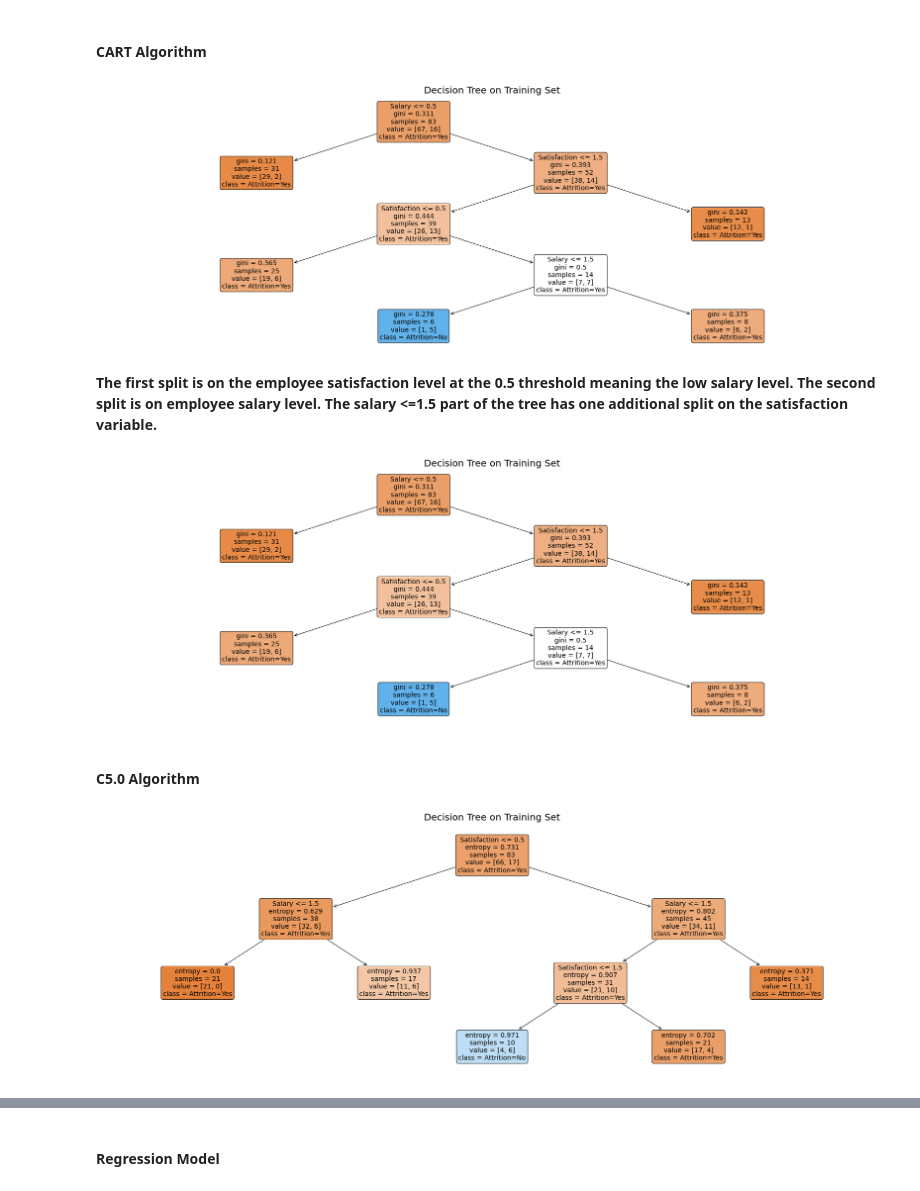
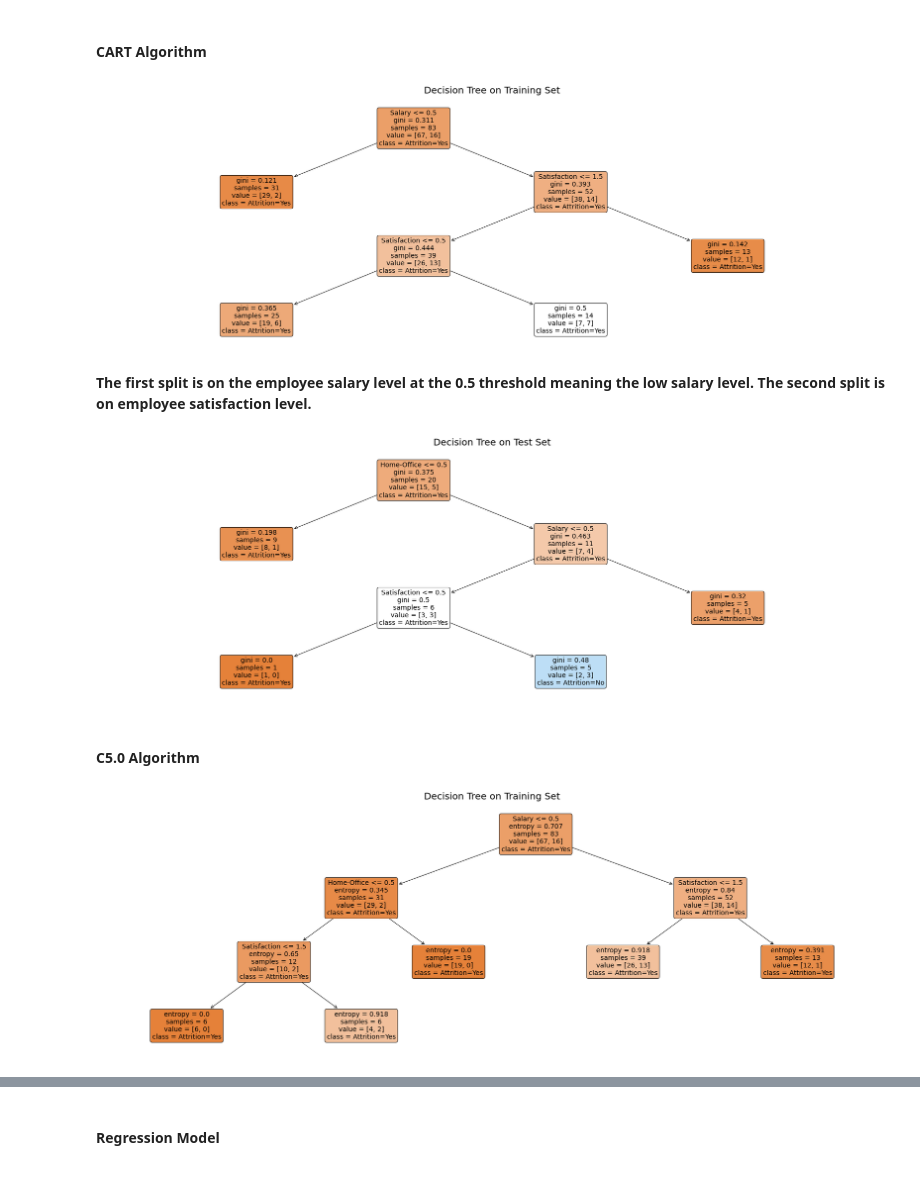
Before and after one commit to Chanlaiieng12/Predicting-Employee-Turnover, a Jupyter notebook: Team 5 Final Project.ipynb, the cells around one changed output, grey strips where cells are left out. Saved outputs shown, nothing was run; the diff lists cells and outputs as text; code cells hidden in the pictures.

Commit message:
update c5.0 and cart

```diff
--- a/Team 5 Final Project.ipynb
+++ b/Team 5 Final Project.ipynb
@@ -311,7 +344,7 @@ X_train_rebal
 #### CART Algorithm
 # %%
 # Train CART model
-cart01 = DecisionTreeClassifier(criterion = "gini", max_leaf_nodes=5).fit(X_train_rebal, y_train_rebal)
+cart01 = DecisionTreeClassifier(criterion = "gini", max_leaf_nodes=4).fit(X_train_rebal, y_train_rebal)
 
 # Specify the names of each column of X and y
 X_names = ['Satisfaction', 'Salary', 'Home-Office','Business Travel']
@@ -324,14 +357,14 @@ cart01_viz = tree.plot_tree(cart01, feature_names = X_names, class_names = y_nam
 plt.title("Decision Tree on Training Set", fontsize=20)
 plt.show()
 # %% [output]
-[figure, old version]
+[figure, new version]
 # %% [markdown]
-**The first split is on the employee satisfaction level at the 0.5 threshold meaning the low salary level. The second split is on employee salary level. The salary <=1.5 part of the tree has one additional split on the satisfaction variable.**
+**The first split is on the employee salary level at the 0.5 threshold meaning the low salary level. The second split is on employee satisfaction level.**
 # %%
 # Use the test dataset to validate the CART model
 
-# Train CART model
-cart01_test = DecisionTreeClassifier(criterion = "gini", max_leaf_nodes=5).fit(X_test, y_test)
+# Build a C5.0 model with test data set
+cart01_test = DecisionTreeClassifier(criterion = "gini", max_leaf_nodes=4).fit(X_test, y_test)
 
 # Specify the names of each column of X and y
 X_names = ['Satisfaction', 'Salary', 'Home-Office','Business Travel']
@@ -339,24 +372,24 @@ y_names = ['Attrition=Yes', 'Attrition=No']
 
 # Obtain tree structure with labeles
 plt.figure(figsize=(30,10))
-cart01_viz = tree.plot_tree(cart01, feature_names = X_names, class_names = y_names,
+cart01_test_viz = tree.plot_tree(cart01_test, feature_names = X_names, class_names = y_names,
                             rounded = True, filled = True, fontsize=14)
-plt.title("Decision Tree on Training Set", fontsize=20)
+plt.title("Decision Tree on Test Set", fontsize=20)
 plt.show()
 # %% [output]
-[figure, old version]
+[figure, new version]
 # %% [markdown]
 #### C5.0 Algorithm
 # %%
-# C5.0 Algorithm
+# Train C5.0 Algorithm with test data set
 c50 = DecisionTreeClassifier(criterion="entropy",
-                                max_leaf_nodes=5).fit(X_train_rebal, y_train_rebal)
+                                max_leaf_nodes=4).fit(X_train_rebal, y_train_rebal)
 
 # Visualizing the decision tree
 plt.figure(figsize=(30,10))
 c50_viz = tree.plot_tree(c50, feature_names = X_names, class_names = y_names,
 rounded = True, filled = True, fontsize=14)
 plt.title("Decision Tree on Training Set", fontsize=20)
 plt.show()
 # %% [output]
-[figure, old version]
+[figure, new version]
```
Also changed, not shown: parts of 12 cells of this notebook.
